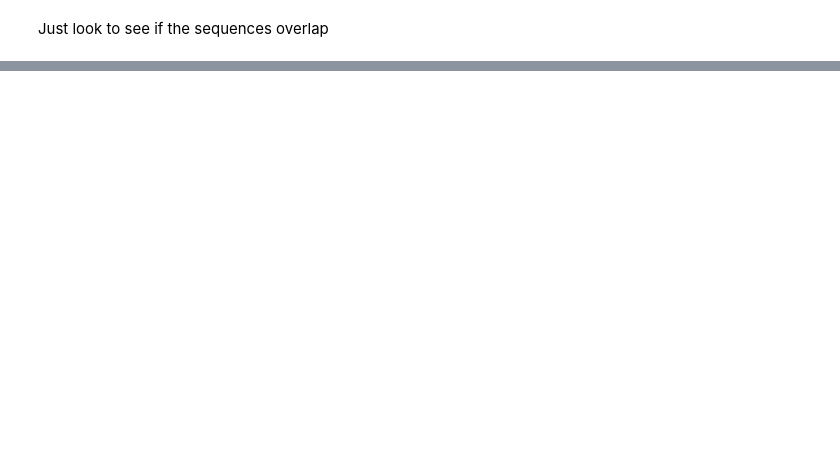
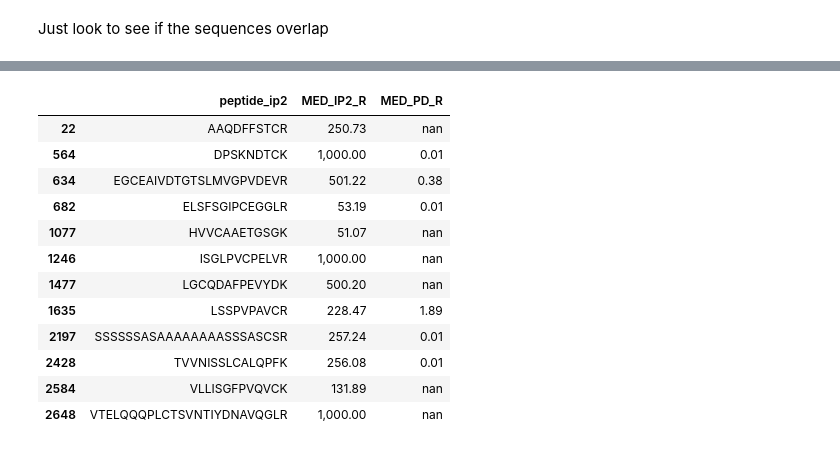
Before and after one commit to mdjones/proteomics-scripts, a Jupyter notebook: results/03072018_proteomics_informatics_tc/1_BasicPeptideCompare.ipynb, the cells around one changed output, grey strips where cells are left out. Drawn from its saved outputs; the diff is of its cells as text; code cells hidden in the pictures; blank space fills up the shorter version.

```diff
--- a/results/03072018_proteomics_informatics_tc/1_BasicPeptideCompare.ipynb
+++ b/results/03072018_proteomics_informatics_tc/1_BasicPeptideCompare.ipynb
@@ -38,16 +44,30 @@ from dpro.protdisc import PDReaderFactory
 class Comparison:
     data_cache = {}
     def __init__(self,
+                 comparisonID=None,
                  nibr_input=None,
                  ucb_input=None,
                  ucb_output=None,
                  desc=None,
                  fdr=0.01):
+        self.comparisonID = comparisonID
         self.nibr_input = nibr_input
         self.ucb_input = ucb_input
         self.ucb_output = ucb_output
         self.desc = desc.copy()
+        self.Description = desc['Description']
         self.fdr = fdr
+
+    def get_nibr_output(self):
+        ## Check if the file exists
+        file_path = '{}/{}'.format(results_dir, '{}_pd_data.txt'.format(comp.comparisonID))
+        if not os.path.isfile(file_path):
+            pdReader = self.get_pd_reader()
+            df = pdReader.get_target_peptides()
+            df.to_csv(file_path, sep='\t', index=False)
+
+        df = pd.read_table(file_path)
+        return df
 
     def get_pd_reader(self):
         if not self.nibr_input in self.data_cache.keys():
@@ -123,7 +143,8 @@ class Comparison:
         intersection = set(df['peptide']) & set(decoy_df['peptide'])
         print('Peptide sequences seen in both the decoy and forward sets {}'.format(intersection))
 
-        return df
+        cols = ['decoy','file_AREA_MEDIAN_RATIO_1', 'peptide', 'mod_locs']
+        return df[cols]
 
 
 
@@ -133,7 +154,8 @@ def get_comparisons():
     file_path = '{}/{}'.format(study_dir, 'comparisons.txt')
     df = pd.read_table(file_path)
 
-    comparisons = df.apply(lambda x : Comparison(nibr_input=x['NIBR_INPUT'],
+    comparisons = df.apply(lambda x : Comparison(comparisonID=x['Comparison'],
+                                                 nibr_input=x['NIBR_INPUT'],
                                                  ucb_input=x['UCB_INPUT'],
                                                  ucb_output=x['UCB_OUTPUT'],
                                                  desc=x,
@@ -279,31 +300,60 @@ def do_probe_overlap(ip2DF=None,  pdDF=None):
 # %%
-results = []
+results = {}
 for comp in comparisons:
     if comp.get_pd_reader():
-        pdDF = comp.get_pd_reader().get_target_peptides(include_additional_data=True)
+        print(comp.comparisonID)
+        pdDF = comp.get_nibr_output()
+
         ip2DF = comp.get_ucb_input()
 
         parts = [comp.desc]
-        result = do_sequence_overlap(ip2DF=ip2DF, pdDF=pdDF)
-        parts.append(result)
 
-        result = do_probe_overlap(ip2DF=ip2DF, pdDF=pdDF)
-        parts.append(result)
+        result = do_sequence_overlap_bymerge(ip2DF=ip2DF, pdDF=pdDF, comp=comp)
+        parts.append(result[1])
 
-        super_dict = {}
+        file_path = '{}/{}'.format(results_dir, '{}_pep_overlap.txt'.format(comp.comparisonID))
+
+        result[0].to_csv(file_path, sep='\t', index=False)
+
+        result = do_probe_overlap_bymerge(ip2DF=ip2DF, pdDF=pdDF, comp=comp)
+        parts.append(result[1])
+
+
+        file_path = '{}/{}'.format(results_dir, '{}_pep_probe_overlap.txt'.format(comp.comparisonID))
+        result[0].to_csv(file_path, sep='\t', index=False)
+
+        results[comp.comparisonID] = parts
+
+        """super_dict = {}
         for d in parts:
             for k, v in d.iteritems():  # d.items() in Python 3+
                 super_dict[k] = v
 
-        results.append(pd.Series(data=super_dict))
+        results.append(pd.Series(data=super_dict))"""
     else:
         pass
         #print('Missing PD data for {}'.format(comp.desc))
 
+print('Done doing comparisons')
+#results = pd.concat(results, axis=1).T
 
-results = pd.concat(results, axis=1).T
+#df = results
+#df = clean_df(df)
 
+#file_path = '{}/{}'.format(results_dir, 'peptide_compare.txt')
 
+#df.to_csv(file_path, sep='\t', index=False)
+#print('Writing files')
 
-file_path = '{}/{}'.format(study_dir, 'peptide_compare.txt')
-#results.to_csv(file_path, sep='\t', index=False)
+parts = []
+for comp in results.keys():
+    parts.append(pd.concat(results[comp]))
+
+df = pd.concat(parts, axis=1).T
+
+display(df)
+file_path = '{}/{}'.format(results_dir, 'peptide_compare.txt')
+
+df.to_csv(file_path, sep='\t', index=False)
+print('Done')
+# %% [output]
@@ -309,0 +363,13 @@ file_path = '{}/{}'.format(study_dir, 'peptide_compare.txt')
+|  | peptide_ip2 | MED_IP2_R | MED_PD_R |
+| 22 | AAQDFFSTCR | 250.73 | nan |
+| 564 | DPSKNDTCK | 1,000.00 | 0.01 |
+| 634 | EGCEAIVDTGTSLMVGPVDEVR | 501.22 | 0.38 |
+| 682 | ELSFSGIPCEGGLR | 53.19 | 0.01 |
+| 1077 | HVVCAAETGSGK | 51.07 | nan |
+| 1246 | ISGLPVCPELVR | 1,000.00 | nan |
+| 1477 | LGCQDAFPEVYDK | 500.20 | nan |
+| 1635 | LSSPVPAVCR | 228.47 | 1.89 |
+| 2197 | SSSSSSASAAAAAAAASSSASCSR | 257.24 | 0.01 |
+| 2428 | TVVNISSLCALQPFK | 256.08 | 0.01 |
+| 2584 | VLLISGFPVQVCK | 131.89 | nan |
+| 2648 | VTELQQQPLCTSVNTIYDNAVQGLR | 1,000.00 | nan |
```
Also changed, not shown: parts of 14 cells of this notebook.
